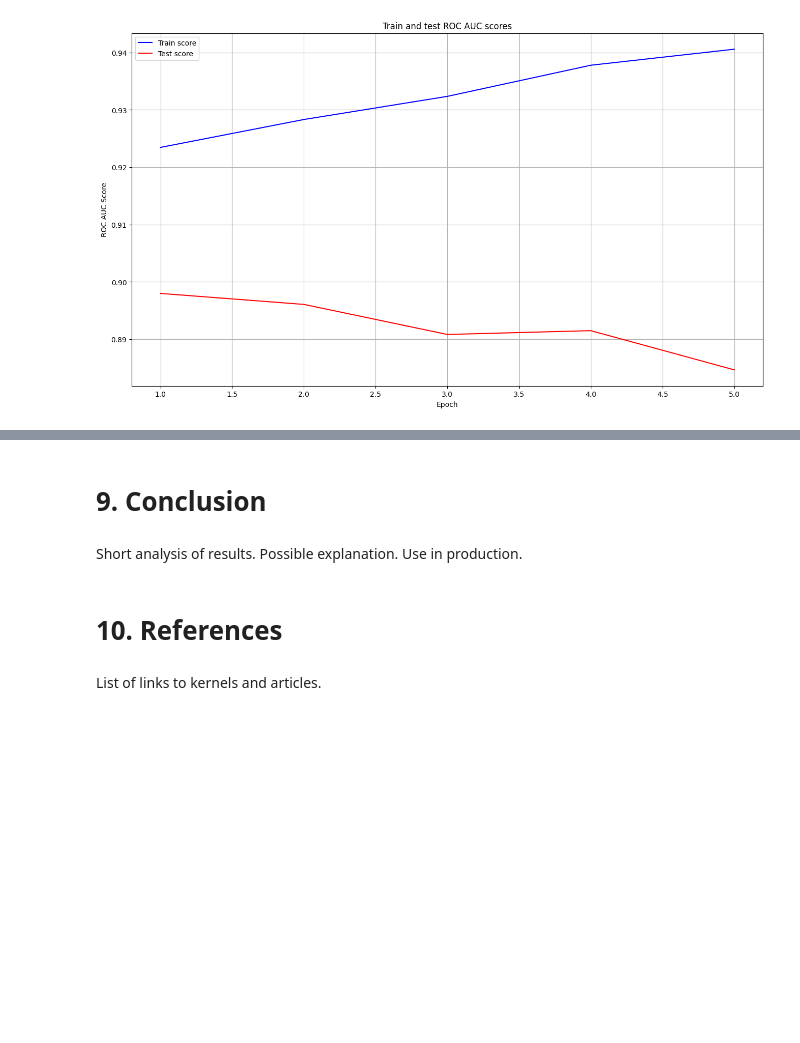
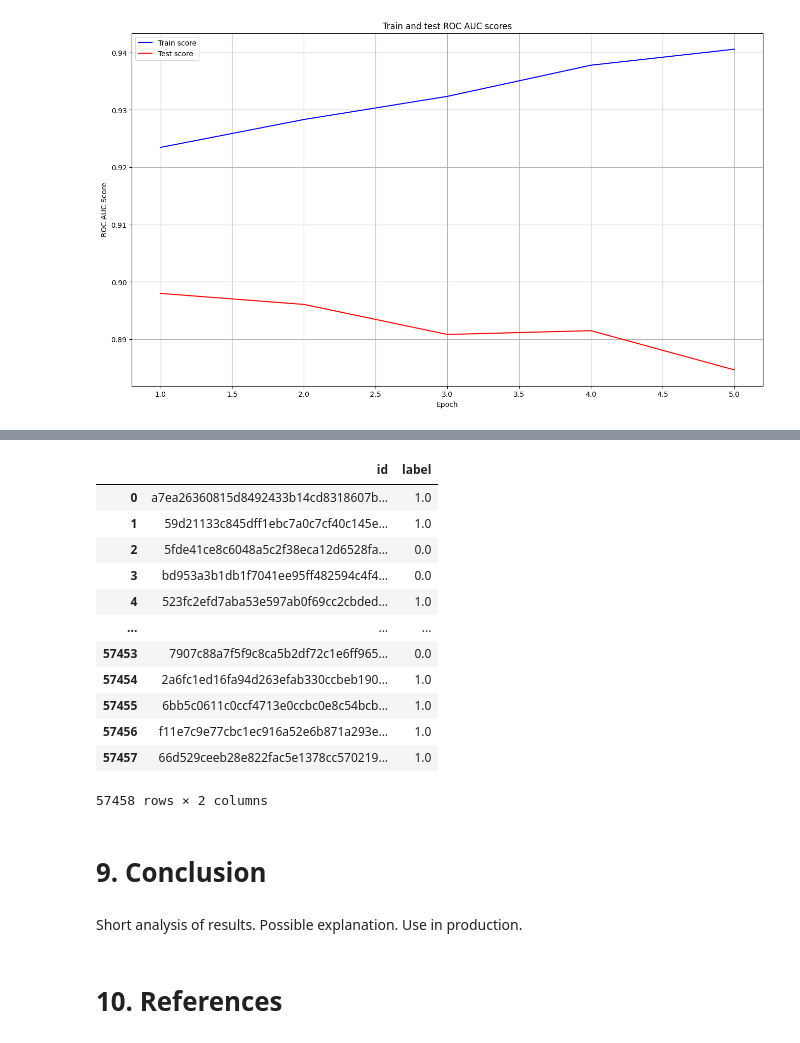
Before and after one commit to jaymanvirk/kaggle_histopathologic_cancer, a Jupyter notebook: histopathologic_cancer_detection_simple_cnn_comparison.ipynb, the cells around one changed output, grey strips where cells are left out. Saved outputs shown, nothing was run; the diff lists cells and outputs as text; code cells hidden in the pictures; blank space fills up the shorter version.

```diff
--- a/histopathologic_cancer_detection_simple_cnn_comparison.ipynb
+++ b/histopathologic_cancer_detection_simple_cnn_comparison.ipynb
@@ -521,0 +562,18 @@ pd.DataFrame(table).sort_values(by = ['test_roc_auc_score','runtime']
+# %%
+# Load save tuned model with custom metric parameter
+model_tuned_20 = load_model('tuned.h5'
+                           , custom_objects = {'roc_auc_score_': roc_auc_score_})
+# %%
+# Create prefethed dataset of images to classify
+submis_files = os.listdir(test_dir)
+submis_data = np.core.defchararray.add(test_dir, np.array(submis_files))
+
+BATCH_SIZE = 64
+SUBMIS_BUFFER_SIZE = submis_data.shape[0]
+
+submis_dataset = get_prefetched_data((submis_data)
+                                    , BATCH_SIZE
+                                    , SUBMIS_BUFFER_SIZE)
+# %%
+# Set predictions to result_20
+result_20 = model_tuned_20.predict(submis_dataset)
@@ -521,0 +582,26 @@ pd.DataFrame(table).sort_values(by = ['test_roc_auc_score','runtime']
+# %%
+# Create table of ids and labels like sample_submission
+id_ = np.char.replace(submis_files, '.tif', '')
+label_ = np.ravel(np.round(result_20))
+table = {
+         'id': id_
+         , 'label': label_
+        }
+table = pd.DataFrame(table)
+# %%
+# Print submission table
+table
+# %% [output]
+|  | id | label |
+| 0 | a7ea26360815d8492433b14cd8318607b... | 1.0 |
+| 1 | 59d21133c845dff1ebc7a0c7cf40c145e... | 1.0 |
+| 2 | 5fde41ce8c6048a5c2f38eca12d6528fa... | 0.0 |
+| 3 | bd953a3b1db1f7041ee95ff482594c4f4... | 0.0 |
+| 4 | 523fc2efd7aba53e597ab0f69cc2cbded... | 1.0 |
+| ... | ... | ... |
+| 57453 | 7907c88a7f5f9c8ca5b2df72c1e6ff965... | 0.0 |
+| 57454 | 2a6fc1ed16fa94d263efab330ccbeb190... | 1.0 |
+| 57455 | 6bb5c0611c0ccf4713e0ccbc0e8c54bcb... | 1.0 |
+| 57456 | f11e7c9e77cbc1ec916a52e6b871a293e... | 1.0 |
+| 57457 | 66d529ceeb28e822fac5e1378cc570219... | 1.0 |
+57458 rows × 2 columns
@@ -522,8 +611,6 @@ pd.DataFrame(table).sort_values(by = ['test_roc_auc_score','runtime']
 # %% [markdown]
-# 9. Conclusion <a class="anchor" id="conclusion"></a>
+# 9. Conclusion <a class="anchor" id="chapter_9"></a>
 # %% [markdown]
 Short analysis of results. Possible explanation. Use in production.
 # %% [markdown]
-# 10. References <a class="anchor" id="references"></a>
+# 10. References <a class="anchor" id="chapter_10"></a>
-# %% [markdown]
-List of links to kernels and articles.
```
Also changed, not shown: parts of 38 cells of this notebook.
